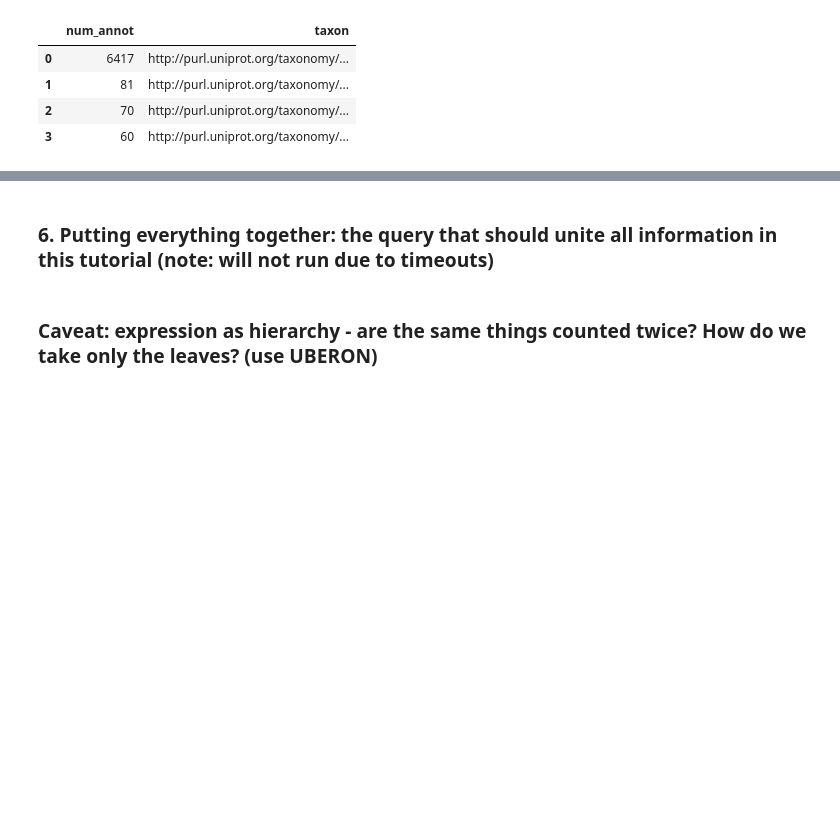
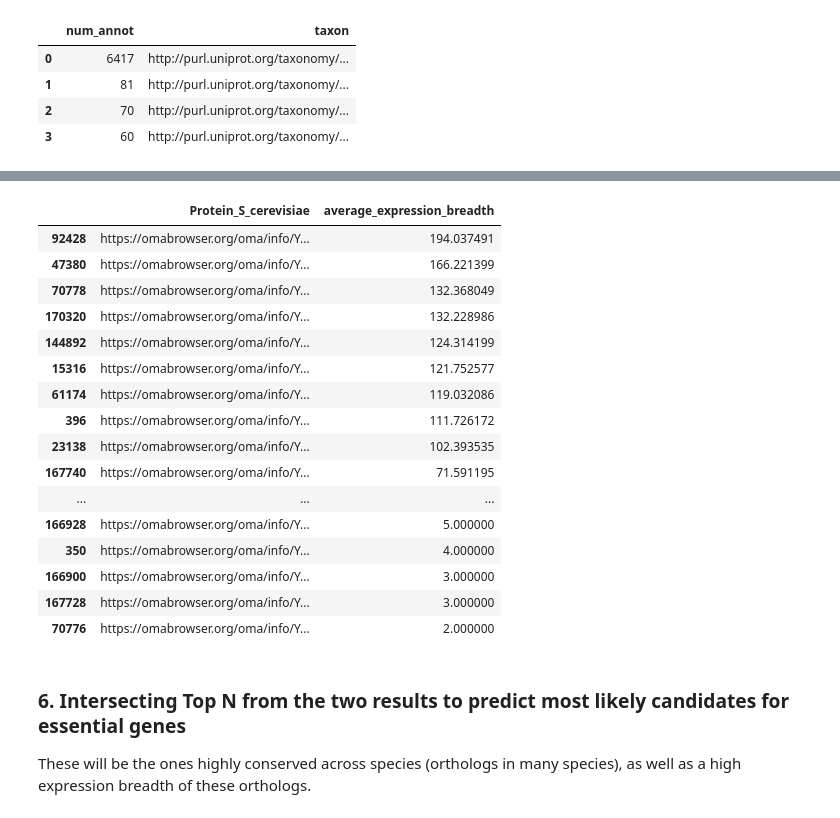
Before and after one commit to dssib/swat23-data-in-use, a Jupyter notebook: UniProt-OMA-Bgee.ipynb, the cells around one changed output, grey strips where cells are left out. Saved outputs shown, nothing was run; the diff lists cells and outputs as text; code cells hidden in the pictures; blank space fills up the shorter version.

```diff
--- a/UniProt-OMA-Bgee.ipynb
+++ b/UniProt-OMA-Bgee.ipynb
@@ -396,3 +604,43 @@ pretty_print(results).head(100)
+# %%
+# create DataFrame with {Protein, Ortholog, Tissue} pairs
+
+# in the SPARQL results, data is retrieved in the "value" field of each entry in the "bindings" of the results
+proteins_orthologs = [{'Protein_S_cerevisiae': entry["p"]["value"], 'Orthologous_Protein': entry["orthologGeneEns"]["value"],
+                       'Tissue_where_Ortholog_expressed': entry["anat"]["value"]} for
+                      entry in results["results"]["bindings"]]
+
+expr_breadth_df = pd.DataFrame.from_records(proteins_orthologs, columns=['Protein_S_cerevisiae', 'Orthologous_Protein', 'Tissue_where_Ortholog_expressed'])
+expr_breadth_df = expr_breadth_df.drop_duplicates()
+# now we want to count number of tissues per ortholog first
+expr_breadth_df["number_of_tissues_per_ortholog"] = expr_breadth_df.groupby(["Protein_S_cerevisiae",'Orthologous_Protein'])["Tissue_where_Ortholog_expressed"].transform("count")
+
+# after counting per ortholog, we want to average the expression breadth per protein
+
+expr_breadth_df["average_expression_breadth"] = expr_breadth_df.groupby("Protein_S_cerevisiae")["number_of_tissues_per_ortholog"].transform("mean")
+
+expr_breadth_df_sorted = expr_breadth_df[["Protein_S_cerevisiae","average_expression_breadth"]].drop_duplicates().sort_values("average_expression_breadth", ascending = False)
+# %%
+expr_breadth_df_sorted
+# %% [output]
+|  | Protein_S_cerevisiae | average_expression_breadth |
+| 92428 | https://omabrowser.org/oma/info/Y... | 194.037491 |
+| 47380 | https://omabrowser.org/oma/info/Y... | 166.221399 |
+| 70778 | https://omabrowser.org/oma/info/Y... | 132.368049 |
+| 170320 | https://omabrowser.org/oma/info/Y... | 132.228986 |
+| 144892 | https://omabrowser.org/oma/info/Y... | 124.314199 |
+| 15316 | https://omabrowser.org/oma/info/Y... | 121.752577 |
+| 61174 | https://omabrowser.org/oma/info/Y... | 119.032086 |
+| 396 | https://omabrowser.org/oma/info/Y... | 111.726172 |
+| 23138 | https://omabrowser.org/oma/info/Y... | 102.393535 |
+| 167740 | https://omabrowser.org/oma/info/Y... | 71.591195 |
+| ... | ... | ... |
+| 166928 | https://omabrowser.org/oma/info/Y... | 5.000000 |
+| 350 | https://omabrowser.org/oma/info/Y... | 4.000000 |
+| 166900 | https://omabrowser.org/oma/info/Y... | 3.000000 |
+| 167728 | https://omabrowser.org/oma/info/Y... | 3.000000 |
+| 70776 | https://omabrowser.org/oma/info/Y... | 2.000000 |
 # %% [markdown]
-### 6. Putting everything together: the query that should unite all information in this tutorial (note: will not run due to timeouts)
+### 6. Intersecting Top N from the two results to predict most likely candidates for essential genes
+
+These will be the ones highly conserved across species (orthologs in many species), as well as a high expression breadth of these orthologs.
 # %%
@@ -400,2 +656,0 @@ pretty_print(results).head(100)
-# %% [markdown]
-### Caveat: expression as hierarchy - are the same things counted twice? How do we take only the leaves? (use UBERON)
```
Also changed, not shown: parts of 48 cells of this notebook.
